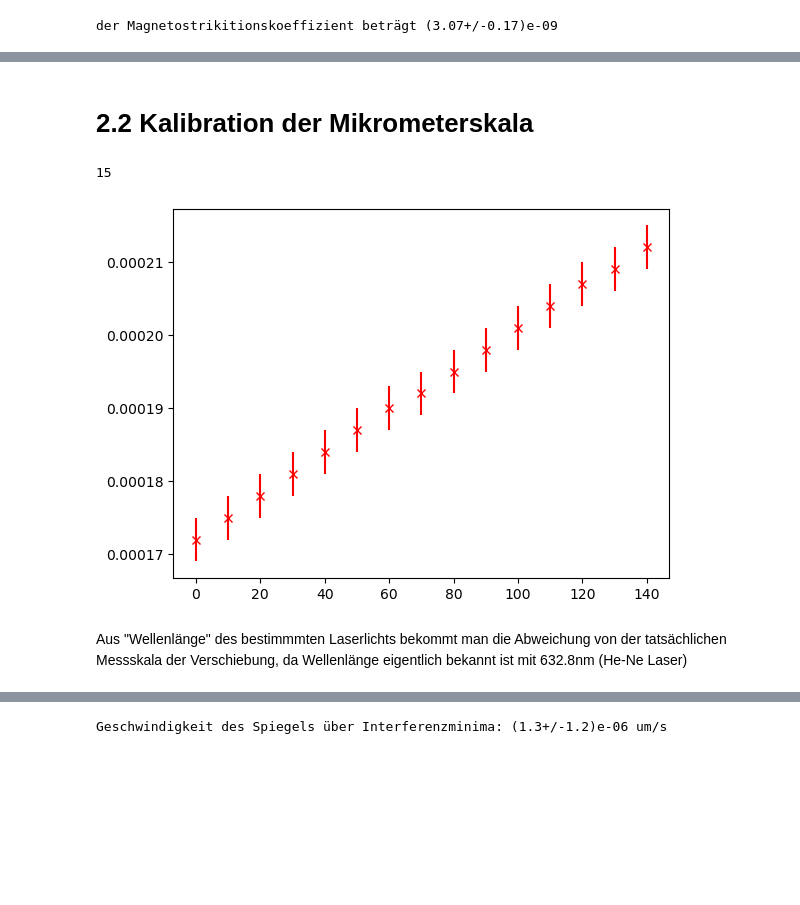
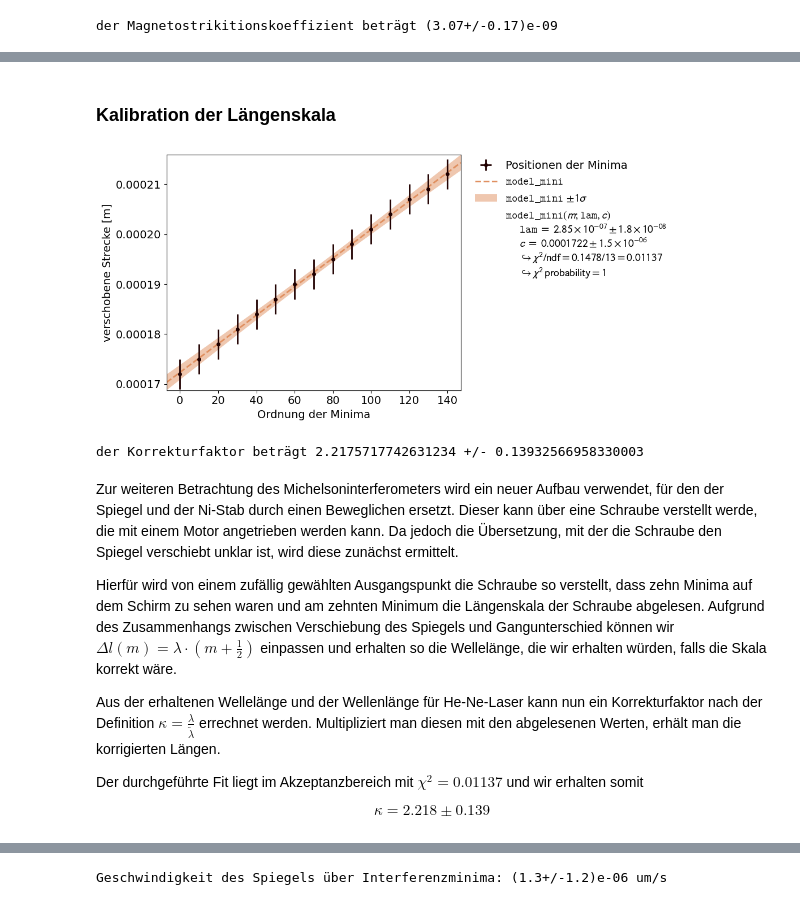
Before and after one commit to MRNock04/P2, a Jupyter notebook: Laser_Optik_Teil_B/Laser-Optik_Teil_B.ipynb, the cells around one changed output, grey strips where cells are left out. Saved outputs shown, nothing was run; the diff lists cells and outputs as text; code cells hidden in the pictures; blank space fills up the shorter version.

Commit message:
Laser B

```diff
--- a/Laser_Optik_Teil_B/Laser-Optik_Teil_B.ipynb
+++ b/Laser_Optik_Teil_B/Laser-Optik_Teil_B.ipynb
@@ -304,15 +309,45 @@ Mit einer Unsicherheit von $\sigma_I = 0.25$ ergibt sich für die positiven Wert
 
 $$\alpha = (3.07 \pm 0.17) \frac{nm}{A}$$
 # %% [markdown]
-# 2.2 Kalibration der Mikrometerskala
+### Kalibration der Längenskala
 # %%
-# Position jedes 10. Minimums
-delta_x = unp.uarray([172, 175, 178, 181, 184, 187, 190, 192, 195, 198, 201, 204, 207, 209, 212],[3]) * 10**-6
-plt.errorbar(np.arange(0,unp.nominal_values(delta_x).size)*10, unp.nominal_values(delta_x), yerr=unp.std_devs(delta_x), fmt="rx")
-unp.nominal_values(delta_x).size
+# taking the measurement
+x = unp.uarray([172, 175, 178, 181, 184, 187, 190, 192, 195, 198, 201, 204, 207, 209, 212],[3]) * 10**-6
+
+# defining a model
+def model_mini(m,lam,c):
+    return (m + 1/2) * lam + c
+
+# defining the data
+m = np.arange(15) * 10
+data_kalib = kafe2.XYContainer(m,n(x))
+data_kalib.label = 'Positionen der Minima'
+data_kalib.axis_labels = ('Ordnung der Minima', 'verschobene Strecke [m]')
+
+# making the fit
+fit_kalib = kafe2.XYFit(data_kalib, model_mini)
+fit_kalib.add_error('y', s(x))
+fit_kalib.do_fit()
+
+# plotting the fit
+plot = kafe2.Plot(fit_kalib)
+plot.plot()
+plot.show()
+
+# printing result
+conv =  (632.8 * 10**-9) / ufloat(fit_kalib.parameter_values[0],fit_kalib.parameter_errors[0])
+print(f'der Korrekturfaktor beträgt {conv.n} +/- {conv.s}')
 # %% [output]
+[figure, new version]
-15
+der Korrekturfaktor beträgt 2.2175717742631234 +/- 0.13932566958330003
-[figure, old version]
 # %% [markdown]
-Aus "Wellenlänge" des bestimmmten Laserlichts bekommt man die Abweichung von der tatsächlichen Messskala der Verschiebung, da Wellenlänge eigentlich bekannt ist mit 632.8nm (He-Ne Laser)
+Zur weiteren Betrachtung des Michelsoninterferometers wird ein neuer Aufbau verwendet, für den der Spiegel und der Ni-Stab durch einen Beweglichen ersetzt. Dieser kann über eine Schraube verstellt werde, die mit einem Motor angetrieben werden kann. Da jedoch die Übersetzung, mit der die Schraube den Spiegel verschiebt unklar ist, wird diese zunächst ermittelt.
+
+Hierfür wird von einem zufällig gewählten Ausgangspunkt die Schraube so verstellt, dass zehn Minima auf dem Schirm zu sehen waren und am zehnten Minimum die Längenskala der Schraube abgelesen. Aufgrund des Zusammenhangs zwischen Verschiebung des Spiegels und Gangunterschied können wir $\Delta l (m) = \lambda \cdot (m + \frac{1}{2})$ einpassen und erhalten so die Wellelänge, die wir erhalten würden, falls die Skala korrekt wäre.
+
+Aus der erhaltenen Wellelänge und der Wellenlänge für He-Ne-Laser kann nun ein Korrekturfaktor nach der Definition $\kappa = \frac{\lambda}{\widetilde{\lambda}}$ errechnet werden. Multipliziert man diesen mit den abgelesenen Werten, erhält man die korrigierten Längen.
+
+Der durchgeführte Fit liegt im Akzeptanzbereich mit $\chi^2 = 0.01137$ und wir erhalten somit
+
+$$\kappa = 2.218 \pm 0.139$$
 # %% [markdown]
```
Also changed, not shown: parts of 10 cells of this notebook.
